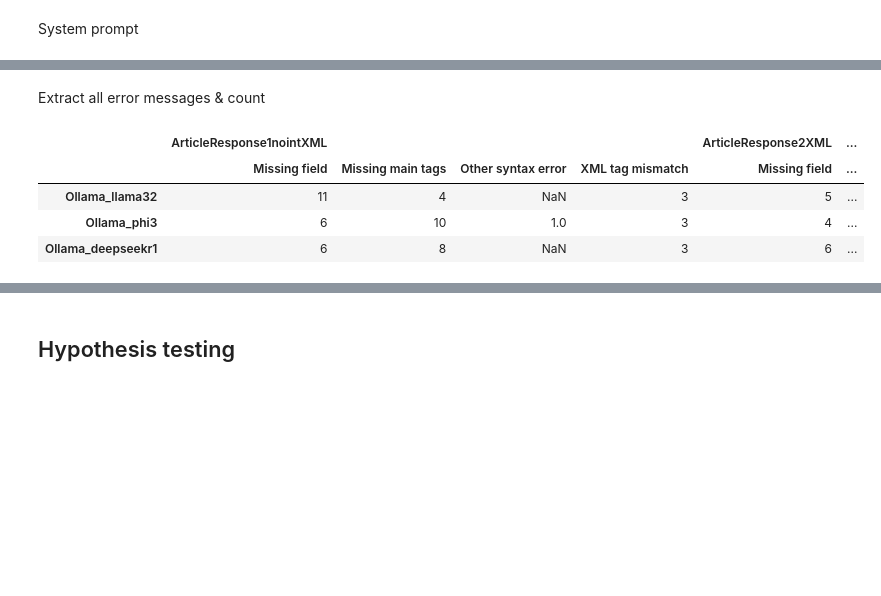
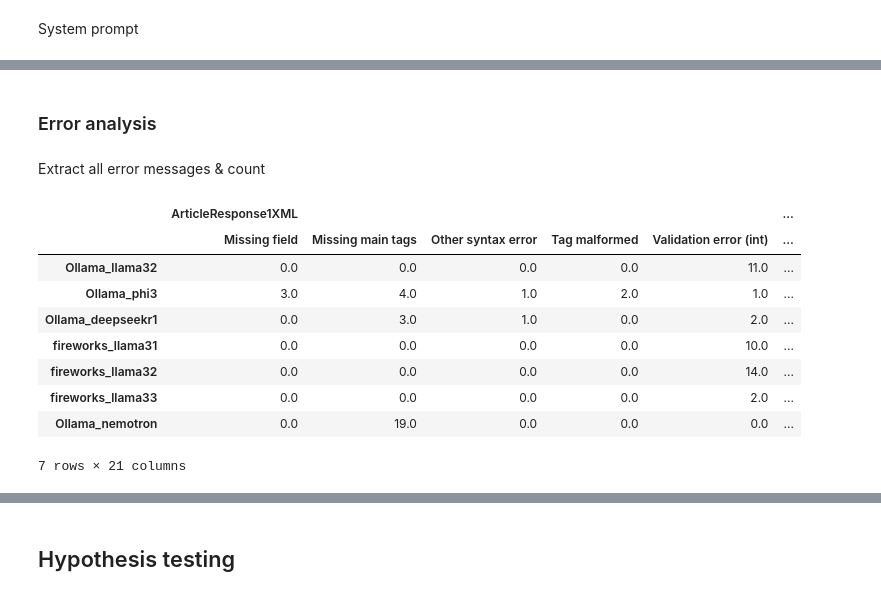
Before and after one commit to adocherty/mastering-structured-output, a Jupyter notebook: exp3-langchain-xml-output-evaluation.ipynb, the cells around one changed output, grey strips where cells are left out. Drawn from its saved outputs; the diff is of its cells as text; code cells hidden in the pictures; blank space fills up the shorter version.

Commit message:
Updated experiment notebook. Moved some functions and classes to experiment_xml.py. New notebook for experiment collation.

```diff
--- a/exp3-langchain-xml-output-evaluation.ipynb
+++ b/exp3-langchain-xml-output-evaluation.ipynb
@@ -431,0 +425,14 @@ Error: ValidationError
+# %%
+namespace = locals()
+all_model_outputs = [k for k in namespace.keys() if k.startswith("structure_support")]
+
+with open(file=f"exp{experiment_num}_all_models_{experiment_date}.pkl", mode="wb") as f:
+    data = dict(
+        temperature=temperature,
+        num_ctx=num_ctx,
+        num_predict=num_predict,
+        questions=questions,
+        prompt=prompt_direct,
+        models={k: namespace[k] for k in all_model_outputs},
+    )
+    pickle.dump(data, f)
@@ -431,0 +441,19 @@ Error: ValidationError
+# %%
+results_list = {
+    "Standard": structure_support_by_model_sys,
+    "Encapsulated List": structure_support_by_model_alt,
+}
+
+df_results = {}
+for name, ss_results in results_list.items():
+    df_results[name] = pd.DataFrame.from_dict(
+        {
+            tuple(mname.split("_")): {
+                tname: ss_results[mname][tname]["valid"] * 100
+                for tname in ss_results[mname].keys()
+            }
+            for mname in ss_results.keys()
+        },
+        orient="index",
+    )
+    display(name)
@@ -432,3 +529,5 @@ Error: ValidationError
+# %% [markdown]
+### Error analysis
 # %% [markdown]
 Extract all error messages & count
 # %%
@@ -476,6 +575,8 @@ def analyse_errors_from_results(ss_results, method="code"):
                         >= 0
                     ):
                         error_str = "Tag malformed"
+                    elif error.find("BadGatewayError") >= 0:
+                        error_str = "Connection error"
                     elif error.find("XMLSyntaxError") >= 0:
                         error_str = "Other syntax error"
                     else:
@@ -490,13 +591,18 @@ def analyse_errors_from_results(ss_results, method="code"):
 
     return pd.DataFrame.from_dict(error_counts, orient="index")
 # %%
-analyse_errors_from_results(structure_support_by_model_sp, method="parse").sort_index(
-    axis=1
-)
+analyse_errors_from_results(structure_support_by_model_alt, method="parse").fillna(
+    0
+).sort_index(axis=1)
 # %% [output]
-|  | ArticleResponse1nointXML |  |  |  | ArticleResponse2XML | ... |
-|  | Missing field | Missing main tags | Other syntax error | XML tag mismatch | Missing field | ... |
-| Ollama_llama32 | 11 | 4 | NaN | 3 | 5 | ... |
-| Ollama_phi3 | 6 | 10 | 1.0 | 3 | 4 | ... |
-| Ollama_deepseekr1 | 6 | 8 | NaN | 3 | 6 | ... |
+|  | ArticleResponse1XML |  |  |  |  | ... |
+|  | Missing field | Missing main tags | Other syntax error | Tag malformed | Validation error (int) | ... |
+| Ollama_llama32 | 0.0 | 0.0 | 0.0 | 0.0 | 11.0 | ... |
+| Ollama_phi3 | 3.0 | 4.0 | 1.0 | 2.0 | 1.0 | ... |
+| Ollama_deepseekr1 | 0.0 | 3.0 | 1.0 | 0.0 | 2.0 | ... |
+| fireworks_llama31 | 0.0 | 0.0 | 0.0 | 0.0 | 10.0 | ... |
+| fireworks_llama32 | 0.0 | 0.0 | 0.0 | 0.0 | 14.0 | ... |
+| fireworks_llama33 | 0.0 | 0.0 | 0.0 | 0.0 | 2.0 | ... |
+| Ollama_nemotron | 0.0 | 19.0 | 0.0 | 0.0 | 0.0 | ... |
+7 rows × 21 columns
 # %%
```
Also changed, not shown: parts of 33 cells of this notebook, 4 other files.
